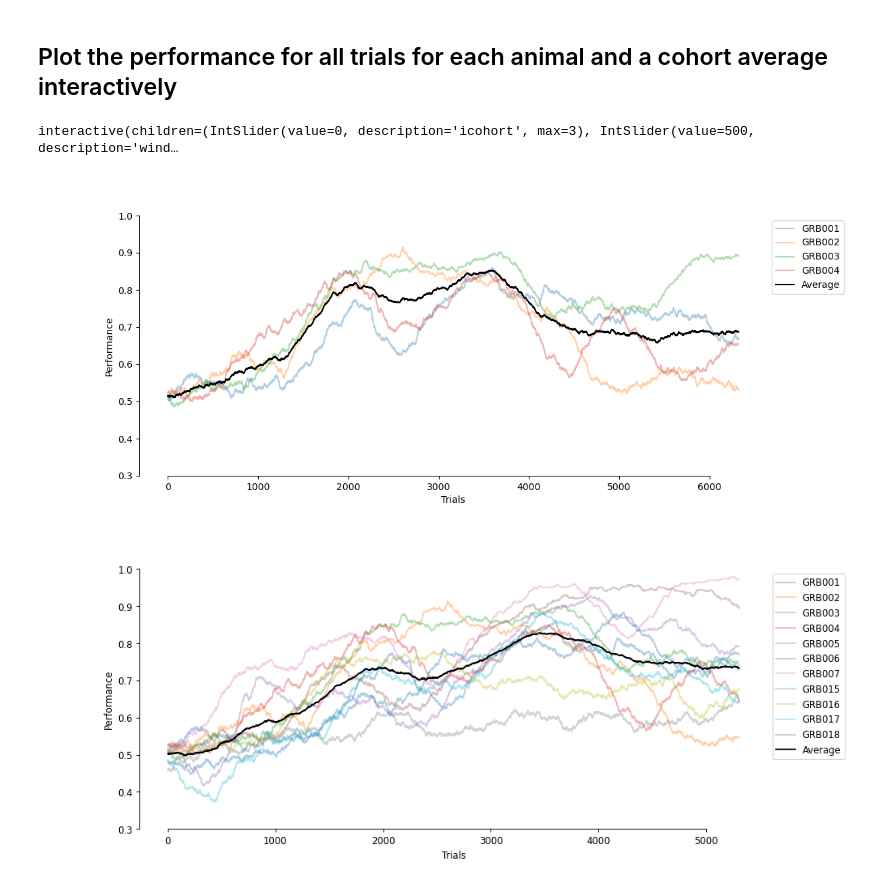
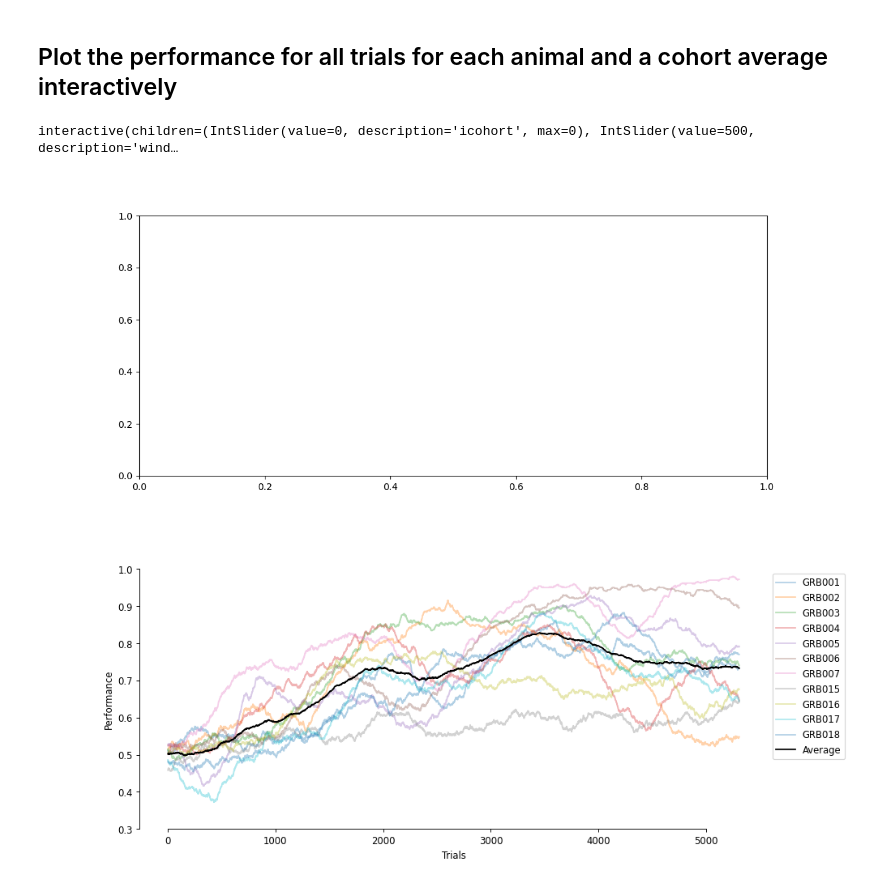
Before and after one commit to rojasgabriel/behavior_analyses, a Jupyter notebook: main_analyses.ipynb, the cells around one changed output. Cells and saved outputs as stored; diff of their text form; code cells hidden in the pictures.

Commit message:
More WIP. Wrote the code that I generated for lab meeting here. Showing global PSTH and individual rasters per trial per unit.

```diff
--- a/main_analyses.ipynb
+++ b/main_analyses.ipynb
@@ -18,7 +18,8 @@ plt.rcParams['savefig.format'] = 'pdf'
 ## Get mat files, convert them to h5 format, and store the paths to those files
 # %%
 #Get mat paths, convert them to h5 if necessary, and store h5 paths in a dictionary
-animal_ids = ['GRB001', 'GRB002', 'GRB003', 'GRB004', 'GRB005', 'GRB006', 'GRB007', 'GRB008', 'GRB009', 'GRB015', 'GRB016', 'GRB017', 'GRB018']
+# animal_ids = ['GRB001', 'GRB002', 'GRB003', 'GRB004', 'GRB005', 'GRB006', 'GRB007', 'GRB008', 'GRB009', 'GRB015', 'GRB016', 'GRB017', 'GRB018']
+animal_ids = ['GRB006']
 mat_paths_all_animals = {animal_id: get_file_names(animal_id, 'chipmunk', '*.mat') for animal_id in animal_ids}
 h5paths = [chiCa.convert_specified_behavior_sessions(matpaths, overwrite = False) for animalID, matpaths in mat_paths_all_animals.items()]
 paths_all_animals = {animal_id: get_file_names(animal_id, 'chipmunk', '*.h5') for animal_id in animal_ids}
@@ -223,9 +221,9 @@ def get_all_trials_performance(animal_ids, file_names, min_stims=5):
 
     return all_trials_all_animals
 
-animal_ids = ['GRB001', 'GRB002', 'GRB003', 'GRB004', 'GRB005', 'GRB006', 'GRB007', 'GRB008', 'GRB009', 'GRB015', 'GRB016', 'GRB017', 'GRB018']
+# animal_ids = ['GRB001', 'GRB002', 'GRB003', 'GRB004', 'GRB005', 'GRB006', 'GRB007', 'GRB008', 'GRB009', 'GRB015', 'GRB016', 'GRB017', 'GRB018']
 
-all_trials_performance = get_all_trials_performance(animal_ids, paths_all_animals, min_stims=1)
+all_trials_performance = get_all_trials_performance(['GRB006'], paths_all_animals, min_stims=1)
 # %% [markdown]
 ## Plot the performance for all trials for each animal and a cohort average interactively
 # %%
@@ -245,13 +243,14 @@ from ipywidgets import interact, IntSlider #thanks Lillian!
 
 fig, ax = plt.subplots(1, 1, figsize=(12, 5))
 
-first_cohort = ['GRB001', 'GRB002', 'GRB003', 'GRB004']
-second_cohort = ['GRB005', 'GRB006', 'GRB007']
-third_cohort = ['GRB015', 'GRB016', 'GRB017', 'GRB018']
-all = first_cohort + second_cohort + third_cohort
+# first_cohort = ['GRB001', 'GRB002', 'GRB003', 'GRB004']
+# second_cohort = ['GRB005', 'GRB006', 'GRB007']
+second_cohort = ['GRB006']
+# third_cohort = ['GRB015', 'GRB016', 'GRB017', 'GRB018']
+# all = first_cohort + second_cohort + third_cohort
 
-cohorts = [first_cohort, second_cohort, third_cohort, all]
-
+# cohorts = [first_cohort, second_cohort, third_cohort, all]
+cohorts = [second_cohort]
 @interact(icohort=IntSlider(min=0, max=len(cohorts)-1, step=1, value=0), window_size=IntSlider(min=10, max=1500, step=10, value=500), plot_avg=True)
 def g(icohort, window_size, plot_avg):
     ax.clear()
@@ -299,35 +298,35 @@ def g(icohort, window_size, plot_avg):
 #             all_trials_performance[animal] = trials_performance[:min_length]
 
 #         for animal, trials_performance in all_trials_performance.items():
 #             ax.plot(moving_average(trials_performance, window_size), alpha=0.35, label=animal)
 #         ax.plot(moving_average(np.array([trials_performance for animal, trials_performance in all_trials_performance.items()]).mean(axis=0), window_size), color='black', label='Average')
 #         ax.set_xlabel('Trials')
 #         ax.set_ylabel('Performance')
 #         ax.set_ylim(0.4, 1)
 #         ax.legend(loc='upper left', bbox_to_anchor=(1, 1))
 #     else:
 #         for animal, trials_performance in all_trials_performance.items():
 #             ax.plot(moving_average(trials_performance, window_size), alpha=0.8, label=animal)
 #         ax.set_xlabel('Trials')
 #         ax.set_ylabel('Performance')
 #         ax.set_ylim(0.4, 1)
 #         ax.legend(loc='upper left', bbox_to_anchor=(1, 1))
 
 #     return None
 
 # #plot with no avg
 # # plot_all_trials_performance(second_cohort, paths_all_animals, min_stims=1, plot_avg=False)
 # # plot_all_trials_performance(third_cohort, paths_all_animals, min_stims=1, plot_avg=False)
 
 # #plot with avg
 # plot_all_trials_performance(third_cohort, all_trials_performance, plot_avg=True)
 # # plot_all_trials_performance(third_cohort, paths_all_animals, plot_avg=True)
 
 # plt.show()
 # plt.tight_layout()
 # %% [output]
-interactive(children=(IntSlider(value=0, description='icohort', max=3), IntSlider(value=500, description='wind…
+interactive(children=(IntSlider(value=0, description='icohort', max=0), IntSlider(value=500, description='wind…
-[figure, old version]
+[figure, new version]
 # %%
 plt.show(4)
 plt.savefig('/Users/gabriel/figures4kevin/performance_all_animals.pdf')
```
Also changed, not shown: parts of 4 cells of this notebook.
